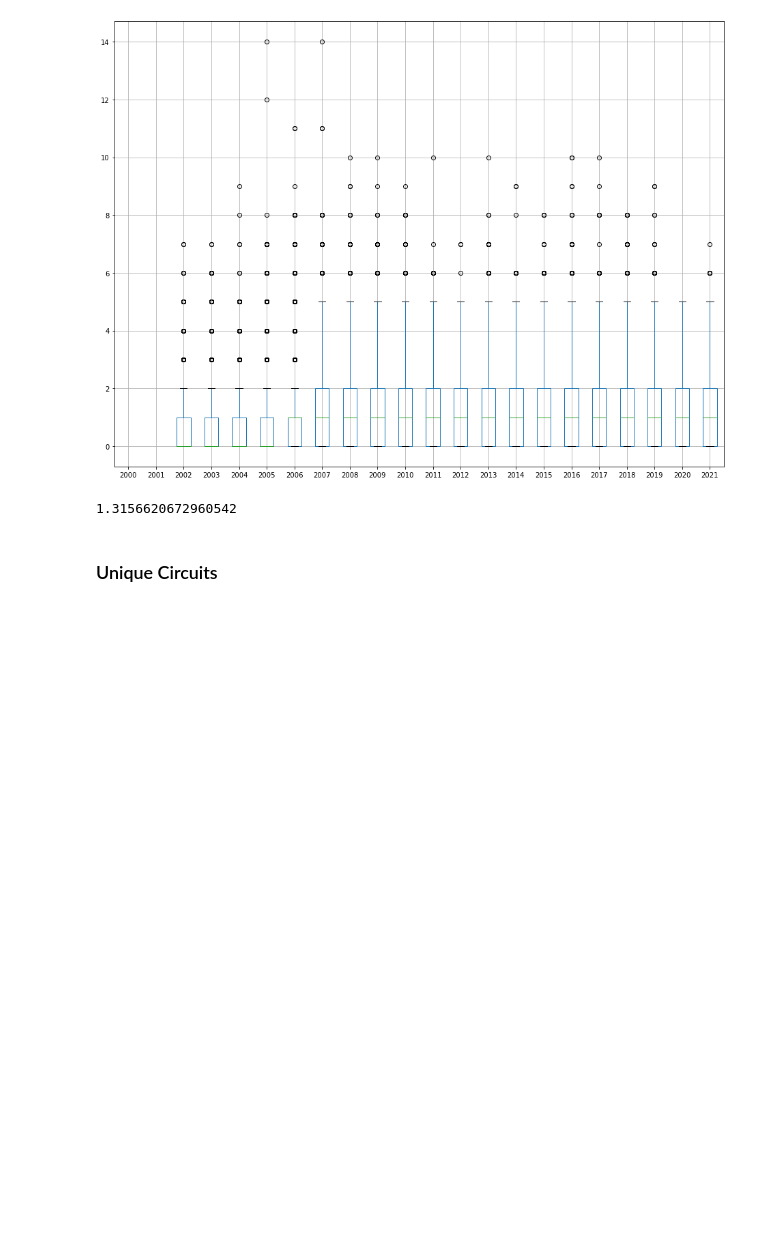
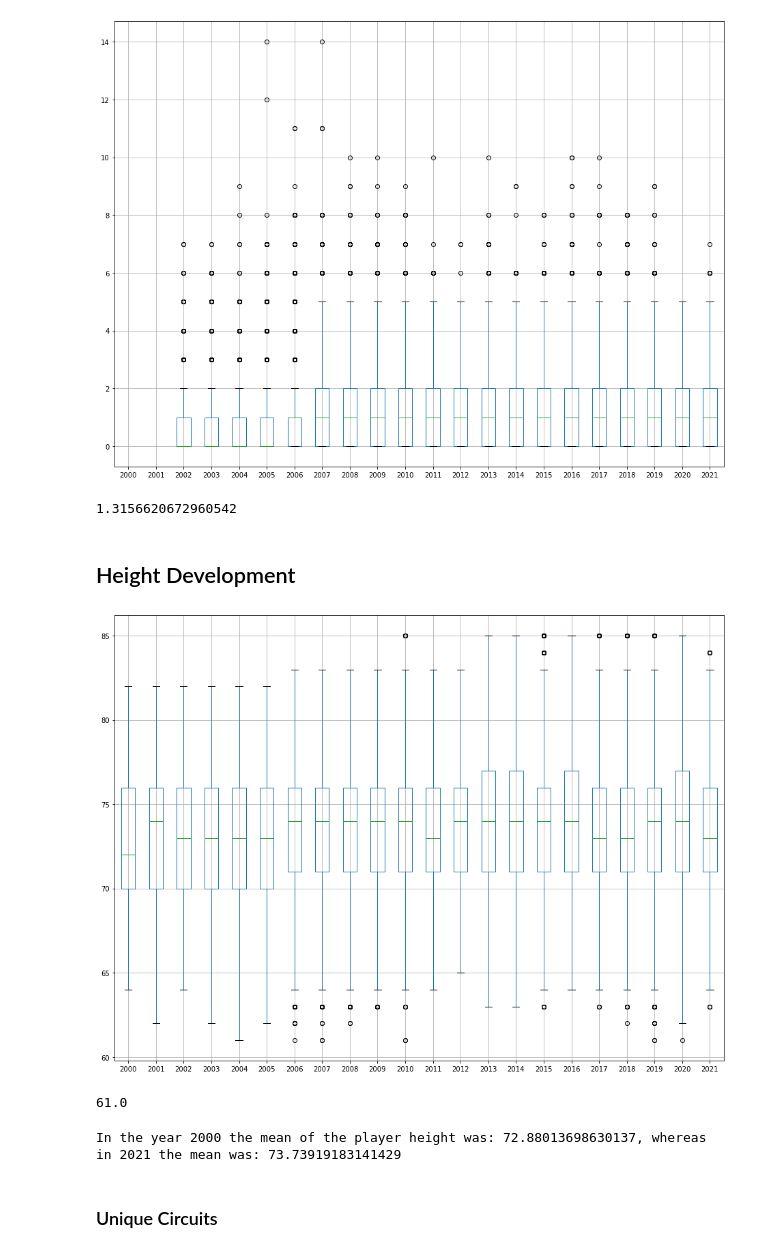
Before and after one commit to schap101/beachvolley_analysis, a Jupyter notebook: Beach_Volley.ipynb, the cells around one changed output. Cells and saved outputs as stored; diff of their text form; code cells hidden in the pictures; blank space fills up the shorter version.

```diff
--- a/Beach_Volley.ipynb
+++ b/Beach_Volley.ipynb
@@ -205,6 +215,43 @@ df_aces.boxplot(column=[2000,2001,2002,2003,2004,2005,2006,2007,2008, +\
 df_clean['w_p1_tot_aces'].mean()
 # %% [output]
 1.3156620672960542
+# %% [markdown]
+## Height Development ##
+# %%
+df_height = df_clean[['year', 'w_p1_hgt', 'w_p2_hgt', 'l_p1_hgt', 'l_p2_hgt']]
+
+dic_height = (
+ df_height.set_index('year').groupby(level='year')
+   .apply(lambda d: d.to_numpy().ravel().tolist())
+   .to_dict()
+)
+
+data_items = dic_height.items()
+data_list = list(data_items)
+df_height = pd.DataFrame(data_list)
+
+df_height = df_height.rename(columns={0: 'year', 1: 'values'})
+df_height
+
+height_expanded = df_height['values'].apply(pd.Series)
+height_expanded['year'] = df_height['year']
+height_expanded
+
+height_expanded.set_index('year',inplace=True)
+df_height = height_expanded.T
+# %%
+df_height.boxplot(column=[2000,2001,2002,2003,2004,2005,2006,2007,2008, +\
+                        2009,2010,2011,2012,2013,2014,2015,2016,2017,2018,2019,2020,2021], figsize=(16, 12));
+# %% [output]
+[figure, added]
+# %%
+df_clean['l_p1_hgt'].min()
+# %% [output]
+61.0
+# %%
+print('In the year 2000 the mean of the player height was: ' + str(df_height[2000].mean()) + ', whereas in 2021 the mean was: ' + str(df_height[2021].mean()) )
+# %% [output]
+In the year 2000 the mean of the player height was: 72.88013698630137, whereas in 2021 the mean was: 73.73919183141429
 # %% [markdown]
 ### Unique Circuits ###
 # %%
```
Also changed, not shown: parts of 11 cells of this notebook.
